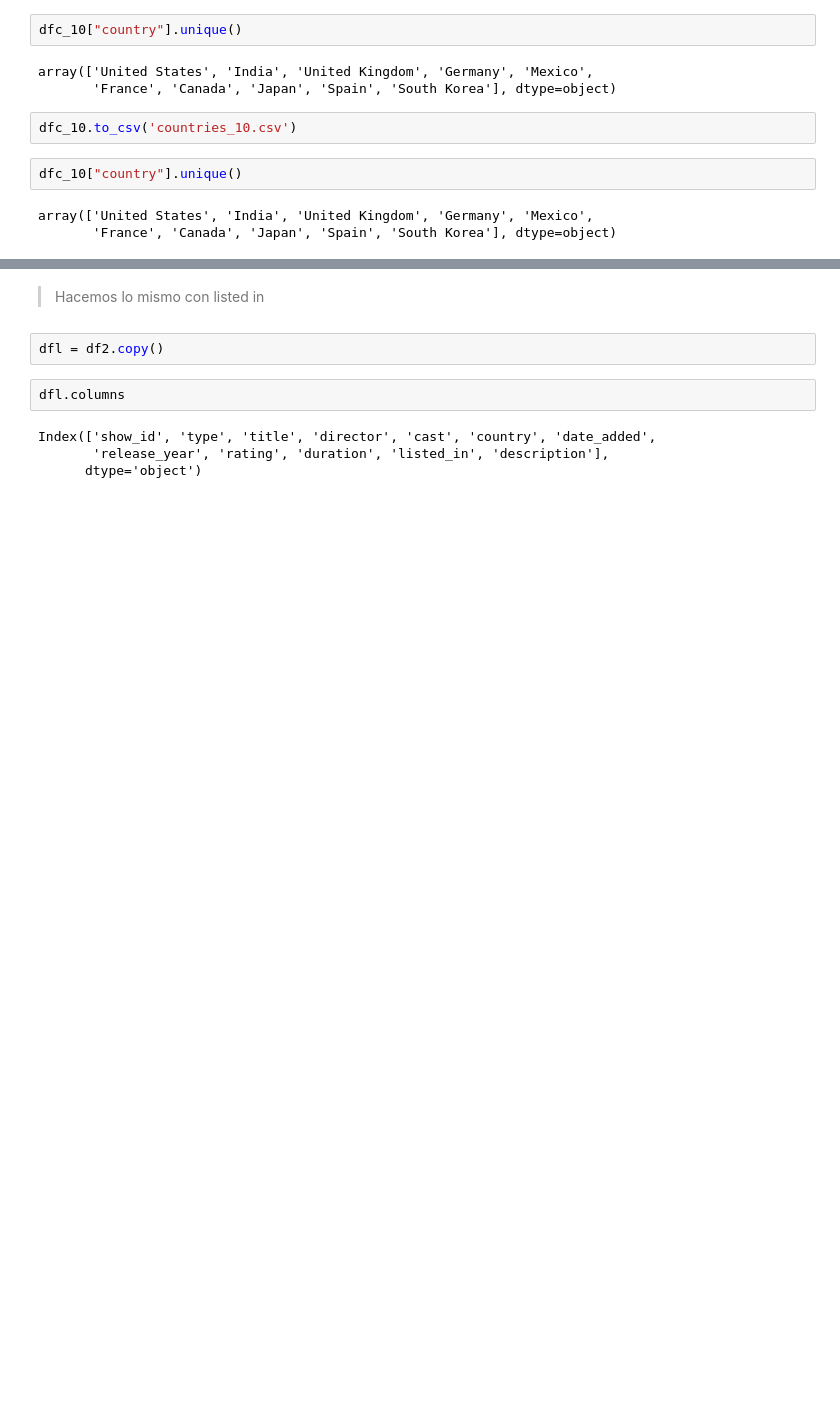
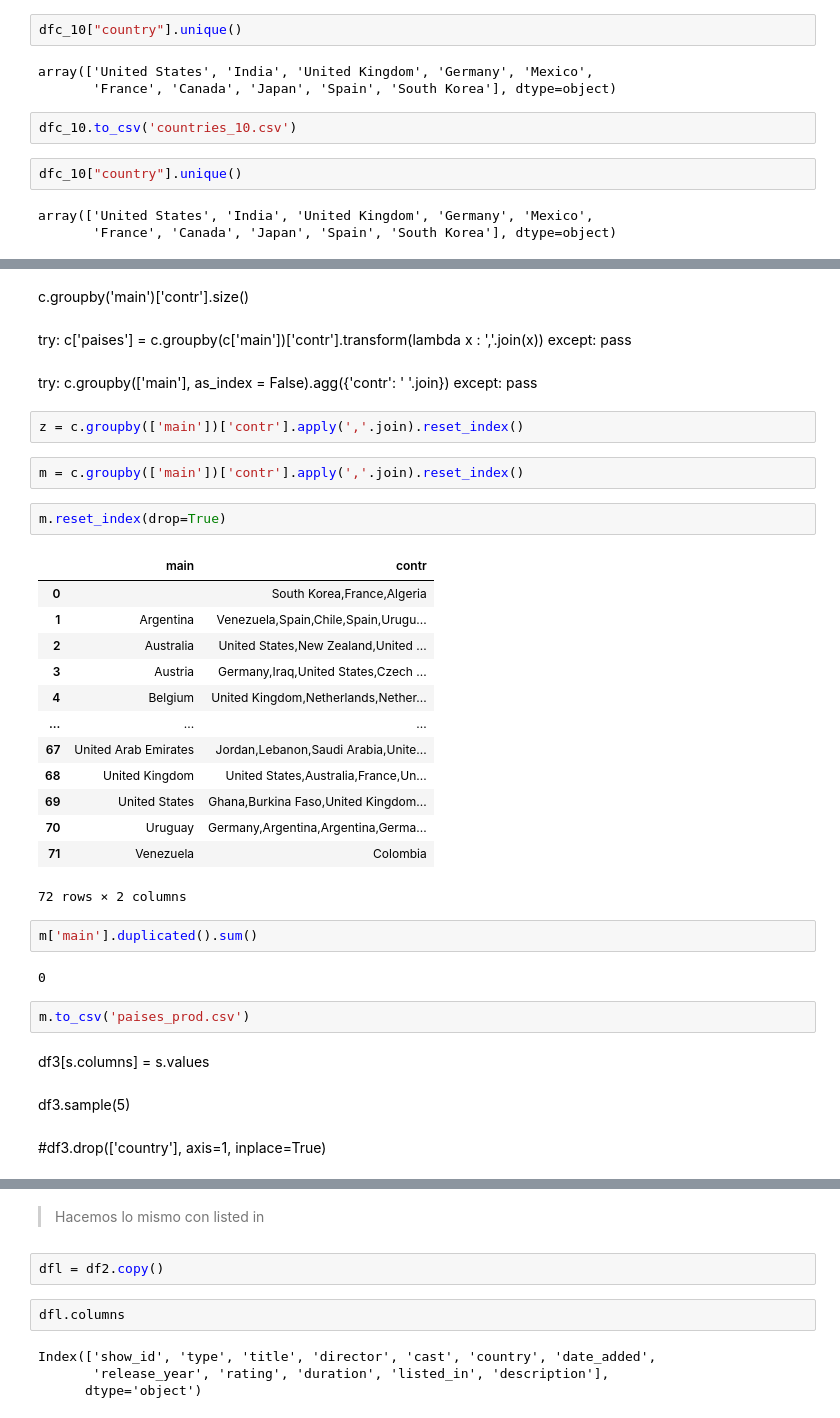
Before and after one commit to Adalab/DA-PROMO-B-MODULO-3-SPRINT-2-ANAIS-PAULA, a Jupyter notebook: directors.ipynb, the cells around one changed output, grey strips where cells are left out. Saved outputs shown, nothing was run; the diff lists cells and outputs as text; blank space fills up the shorter version.

```diff
--- a/directors.ipynb
+++ b/directors.ipynb
@@ -341,0 +516,44 @@ array(['United States', 'India', 'United Kingdom', 'Germany', 'Mexico',
+# %% [markdown]
+c.groupby('main')['contr'].size()
+# %% [markdown]
+try:
+    c['paises'] = c.groupby(c['main'])['contr'].transform(lambda x : ','.join(x))
+except:
+    pass
+# %% [markdown]
+try:
+    c.groupby(['main'], as_index = False).agg({'contr': ' '.join})
+except:
+    pass
+# %%
+z = c.groupby(['main'])['contr'].apply(','.join).reset_index()
+# %%
+m = c.groupby(['main'])['contr'].apply(','.join).reset_index()
+# %%
+m.reset_index(drop=True)
+# %% [output]
+|  | main | contr |
+| 0 |  | South Korea,France,Algeria |
+| 1 | Argentina | Venezuela,Spain,Chile,Spain,Urugu... |
+| 2 | Australia | United States,New Zealand,United ... |
+| 3 | Austria | Germany,Iraq,United States,Czech ... |
+| 4 | Belgium | United Kingdom,Netherlands,Nether... |
+| ... | ... | ... |
+| 67 | United Arab Emirates | Jordan,Lebanon,Saudi Arabia,Unite... |
+| 68 | United Kingdom | United States,Australia,France,Un... |
+| 69 | United States | Ghana,Burkina Faso,United Kingdom... |
+| 70 | Uruguay | Germany,Argentina,Argentina,Germa... |
+| 71 | Venezuela | Colombia |
+72 rows × 2 columns
+# %%
+m['main'].duplicated().sum()
+# %% [output]
+0
+# %%
+m.to_csv('paises_prod.csv')
+# %% [markdown]
+df3[s.columns] = s.values
+# %% [markdown]
+df3.sample(5)
+# %% [markdown]
+#df3.drop(['country'], axis=1, inplace=True)
```
Also changed, not shown: parts of 42 cells of this notebook, 3 other files.
